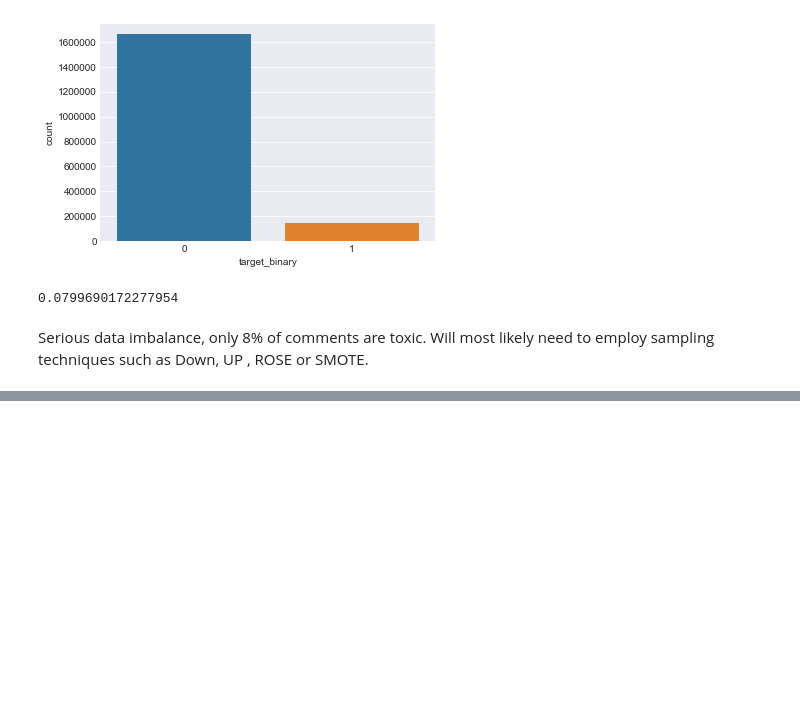
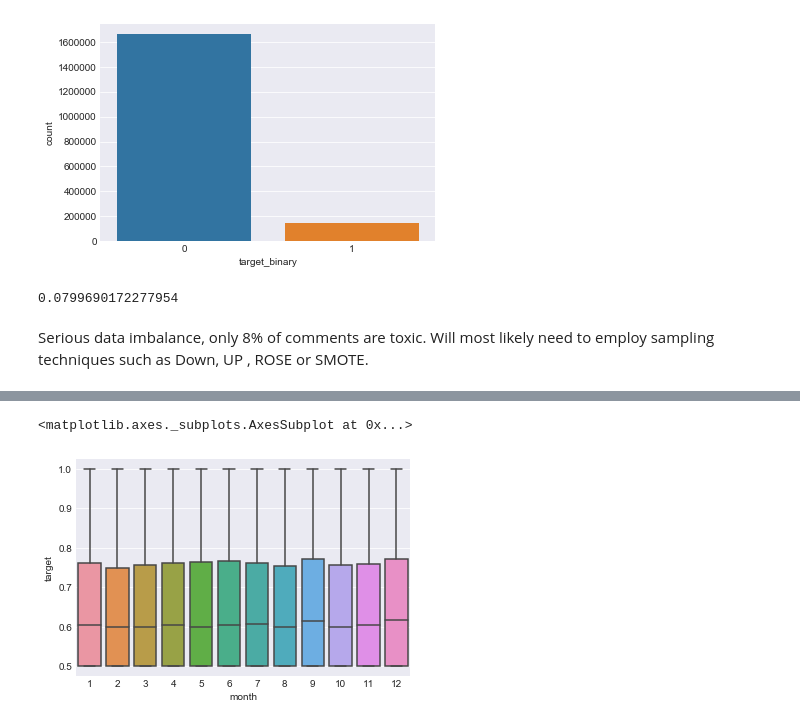
Before and after one commit to Trevor-Waite/Kaggle-Jigsaw-Toxicity, a Jupyter notebook: Kaggle-Jigsaw-Toxicity.ipynb, the cells around one changed output, grey strips where cells are left out. Cells and saved outputs as stored; diff of their text form; code cells hidden in the pictures; blank space fills up the shorter version.

```diff
--- a/Kaggle-Jigsaw-Toxicity.ipynb
+++ b/Kaggle-Jigsaw-Toxicity.ipynb
@@ -108,0 +112,5 @@ Name: target, dtype: float64
+# %%
+sns.boxplot(x="month",y="target", data=df[df["target_binary"]==1])
+# %% [output]
+<matplotlib.axes._subplots.AxesSubplot at 0x...>
+[figure, added]
```
Also changed, not shown: parts of 13 cells of this notebook.
